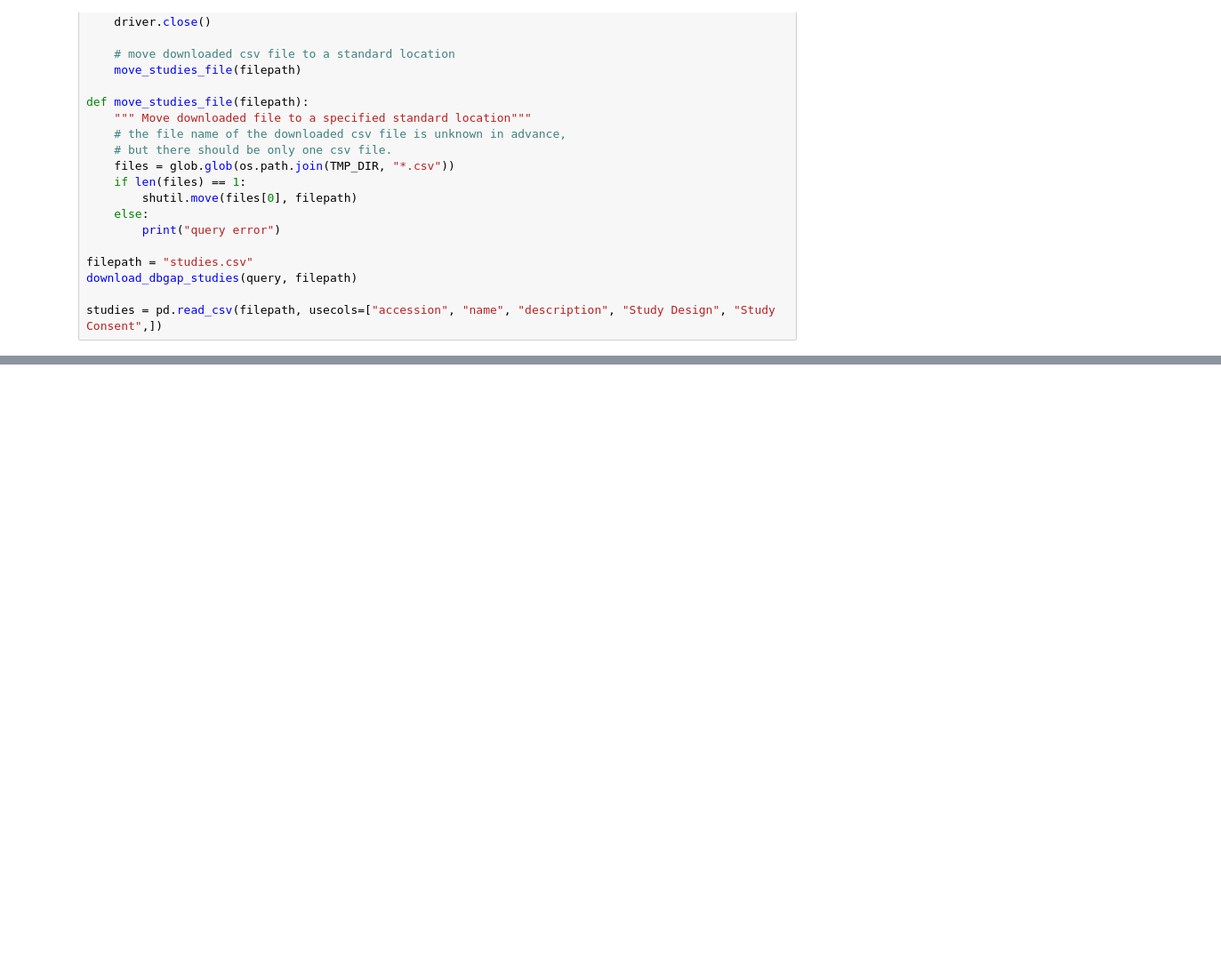
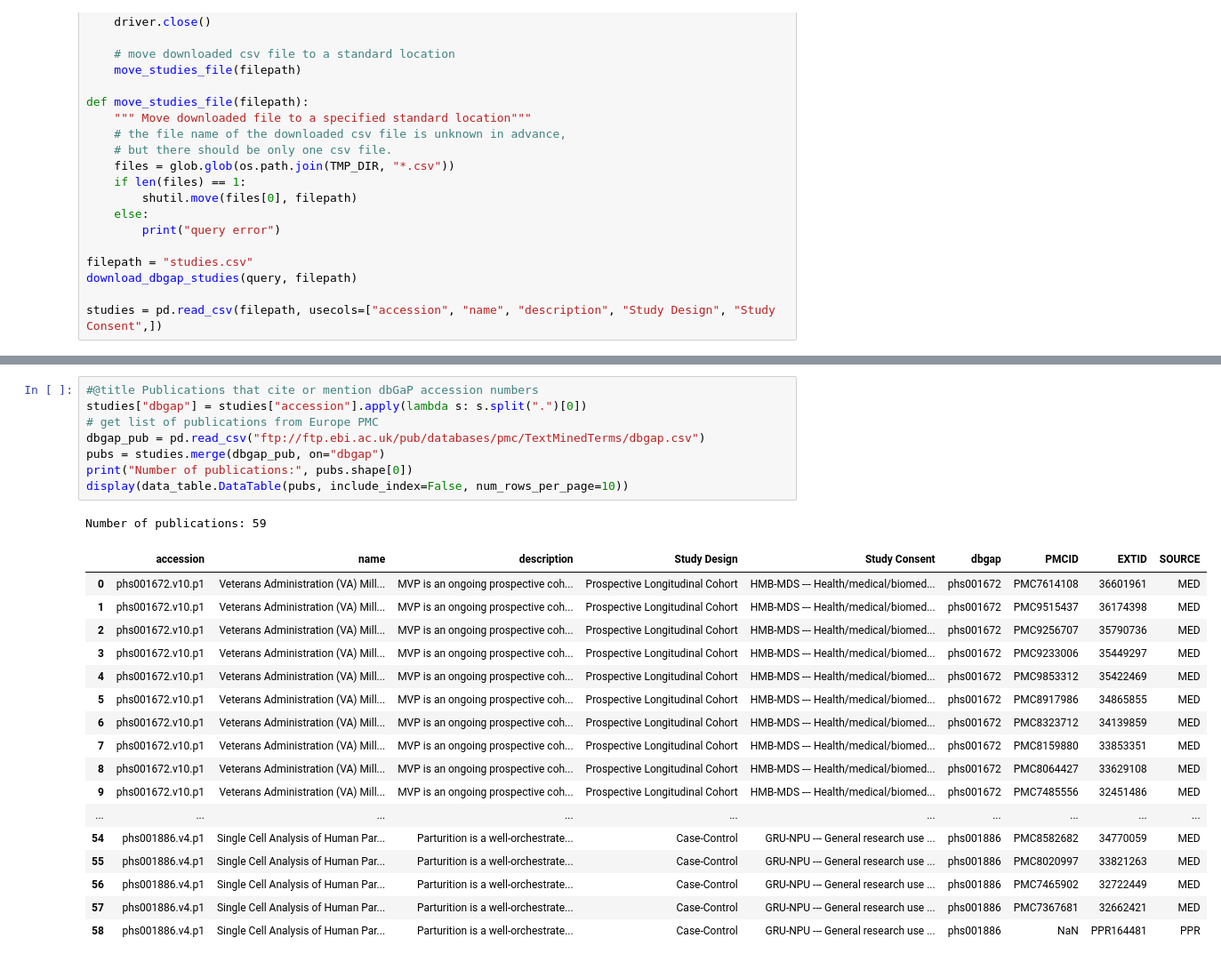
Before and after one commit to radxrad/dbgap-reporter, a Jupyter notebook: notebooks/dbgap-reporter.ipynb, the cells around one changed output, grey strips where cells are left out. Shown at 89% size. Drawn from its saved outputs; the diff is of its cells as text; blank space fills up the shorter version.

Commit message:
Added citation analysis

```diff
--- a/notebooks/dbgap-reporter.ipynb
+++ b/notebooks/dbgap-reporter.ipynb
@@ -203,0 +204,27 @@ Number of unique studies       : 69
+# %%
+#@title Publications that cite or mention dbGaP accession numbers
+studies["dbgap"] = studies["accession"].apply(lambda s: s.split(".")[0])
+# get list of publications from Europe PMC
+dbgap_pub = pd.read_csv("ftp://ftp.ebi.ac.uk/pub/databases/pmc/TextMinedTerms/dbgap.csv")
+pubs = studies.merge(dbgap_pub, on="dbgap")
+print("Number of publications:", pubs.shape[0])
+display(data_table.DataTable(pubs, include_index=False, num_rows_per_page=10))
+# %% [output]
+Number of publications: 59
+|  | accession | name | description | Study Design | Study Consent | dbgap | PMCID | EXTID | SOURCE |
+| 0 | phs001672.v10.p1 | Veterans Administration (VA) Mill... | MVP is an ongoing prospective coh... | Prospective Longitudinal Cohort | HMB-MDS --- Health/medical/biomed... | phs001672 | PMC7614108 | 36601961 | MED |
+| 1 | phs001672.v10.p1 | Veterans Administration (VA) Mill... | MVP is an ongoing prospective coh... | Prospective Longitudinal Cohort | HMB-MDS --- Health/medical/biomed... | phs001672 | PMC9515437 | 36174398 | MED |
+| 2 | phs001672.v10.p1 | Veterans Administration (VA) Mill... | MVP is an ongoing prospective coh... | Prospective Longitudinal Cohort | HMB-MDS --- Health/medical/biomed... | phs001672 | PMC9256707 | 35790736 | MED |
+| 3 | phs001672.v10.p1 | Veterans Administration (VA) Mill... | MVP is an ongoing prospective coh... | Prospective Longitudinal Cohort | HMB-MDS --- Health/medical/biomed... | phs001672 | PMC9233006 | 35449297 | MED |
+| 4 | phs001672.v10.p1 | Veterans Administration (VA) Mill... | MVP is an ongoing prospective coh... | Prospective Longitudinal Cohort | HMB-MDS --- Health/medical/biomed... | phs001672 | PMC9853312 | 35422469 | MED |
+| 5 | phs001672.v10.p1 | Veterans Administration (VA) Mill... | MVP is an ongoing prospective coh... | Prospective Longitudinal Cohort | HMB-MDS --- Health/medical/biomed... | phs001672 | PMC8917986 | 34865855 | MED |
+| 6 | phs001672.v10.p1 | Veterans Administration (VA) Mill... | MVP is an ongoing prospective coh... | Prospective Longitudinal Cohort | HMB-MDS --- Health/medical/biomed... | phs001672 | PMC8323712 | 34139859 | MED |
+| 7 | phs001672.v10.p1 | Veterans Administration (VA) Mill... | MVP is an ongoing prospective coh... | Prospective Longitudinal Cohort | HMB-MDS --- Health/medical/biomed... | phs001672 | PMC8159880 | 33853351 | MED |
+| 8 | phs001672.v10.p1 | Veterans Administration (VA) Mill... | MVP is an ongoing prospective coh... | Prospective Longitudinal Cohort | HMB-MDS --- Health/medical/biomed... | phs001672 | PMC8064427 | 33629108 | MED |
+| 9 | phs001672.v10.p1 | Veterans Administration (VA) Mill... | MVP is an ongoing prospective coh... | Prospective Longitudinal Cohort | HMB-MDS --- Health/medical/biomed... | phs001672 | PMC7485556 | 32451486 | MED |
+| ... | ... | ... | ... | ... | ... | ... | ... | ... | ... |
+| 54 | phs001886.v4.p1 | Single Cell Analysis of Human Par... | Parturition is a well-orchestrate... | Case-Control | GRU-NPU --- General research use ... | phs001886 | PMC8582682 | 34770059 | MED |
+| 55 | phs001886.v4.p1 | Single Cell Analysis of Human Par... | Parturition is a well-orchestrate... | Case-Control | GRU-NPU --- General research use ... | phs001886 | PMC8020997 | 33821263 | MED |
+| 56 | phs001886.v4.p1 | Single Cell Analysis of Human Par... | Parturition is a well-orchestrate... | Case-Control | GRU-NPU --- General research use ... | phs001886 | PMC7465902 | 32722449 | MED |
+| 57 | phs001886.v4.p1 | Single Cell Analysis of Human Par... | Parturition is a well-orchestrate... | Case-Control | GRU-NPU --- General research use ... | phs001886 | PMC7367681 | 32662421 | MED |
+| 58 | phs001886.v4.p1 | Single Cell Analysis of Human Par... | Parturition is a well-orchestrate... | Case-Control | GRU-NPU --- General research use ... | phs001886 | NaN | PPR164481 | PPR |
```
Also changed, not shown: parts of 4 cells of this notebook.
